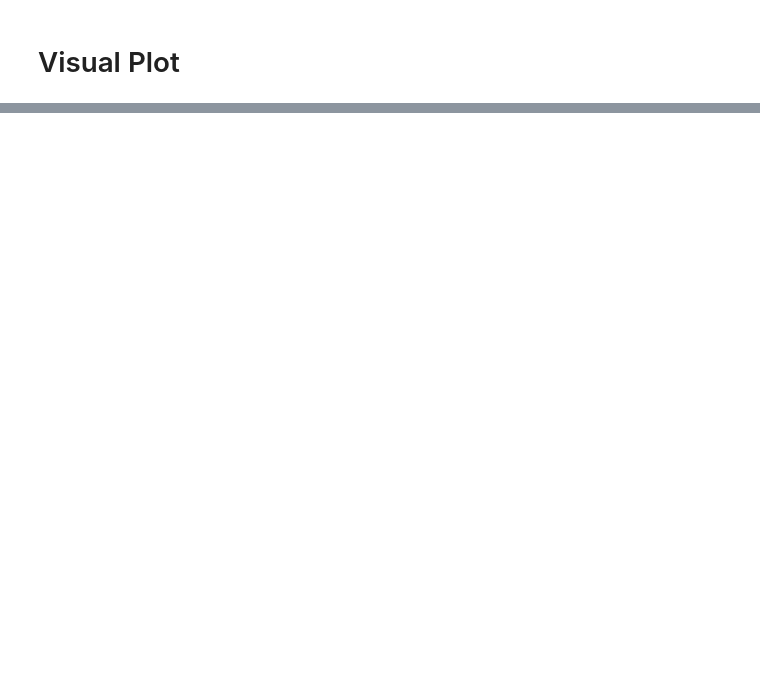
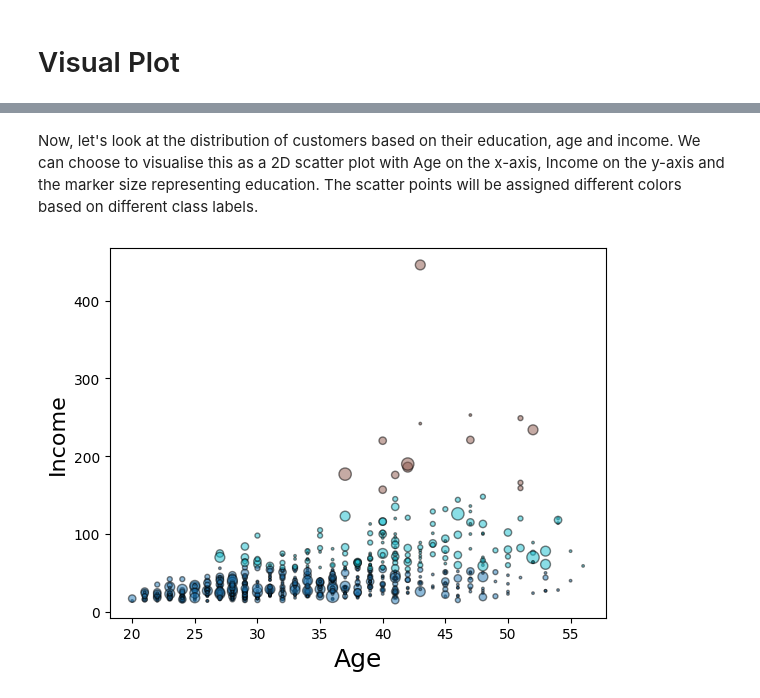
Before and after one commit to victorcata/ai-engineering-certificate, a Jupyter notebook: 01-machine-learning/unsupervised-learning/01-k-means-clustering.ipynb, the cells around one changed output, grey strips where cells are left out. Saved outputs shown, nothing was run; the diff lists cells and outputs as text; code cells hidden in the pictures; blank space fills up the shorter version.

```diff
--- a/01-machine-learning/unsupervised-learning/01-k-means-clustering.ipynb
+++ b/01-machine-learning/unsupervised-learning/01-k-means-clustering.ipynb
@@ -88,0 +149,6 @@ ax.set_title('K-means clustering', fontsize=16)
+# %%
+path = "https://cf-courses-data.s3.us.cloud-object-storage.appdomain.cloud/IBMDeveloperSkillsNetwork-ML0101EN-SkillsNetwork/labs/Module%204/data/Cust_Segmentation.csv"
+ssl_context = ssl.create_default_context(cafile=certifi.where())
+with urllib.request.urlopen(path, context=ssl_context) as response:
+    data = pd.read_csv(response)
+data
@@ -88,0 +173,5 @@ ax.set_title('K-means clustering', fontsize=16)
+# %%
+customer_data = data.drop('Address', axis=1)
+customer_data = customer_data.dropna()
+customer_data.info()
+customer_data
@@ -88,0 +210,4 @@ ax.set_title('K-means clustering', fontsize=16)
+# %%
+X = customer_data.values[:,1:] # leaves out `Customer ID`
+Clus_dataSet = StandardScaler().fit_transform(X)
+Clus_dataSet
@@ -88,0 +230,3 @@ ax.set_title('K-means clustering', fontsize=16)
+# %%
+model = KMeans(init = "k-means++", n_clusters = 3, n_init = 12)
+model.fit(X)
@@ -88,0 +246,10 @@ ax.set_title('K-means clustering', fontsize=16)
+# %% [markdown]
+Now, let's look at the distribution of customers based on their education, age and income. We can choose to visualise this as a 2D scatter plot with Age on the x-axis, Income on the y-axis and the marker size representing education. The scatter points will be assigned different colors based on different class labels.
+# %%
+area = np.pi * ( X[:, 1])**2
+plt.scatter(X[:, 0], X[:, 3], s=area, c=model.labels_.astype(float), cmap='tab10', ec='k',alpha=0.5)
+plt.xlabel('Age', fontsize=18)
+plt.ylabel('Income', fontsize=16)
+plt.show()
+# %% [output]
+[figure, added]
```
Also changed, not shown: parts of 27 cells of this notebook.
